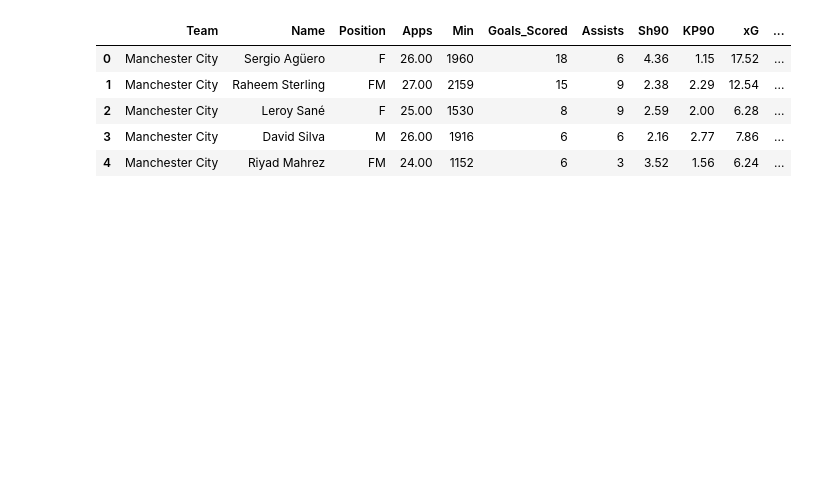
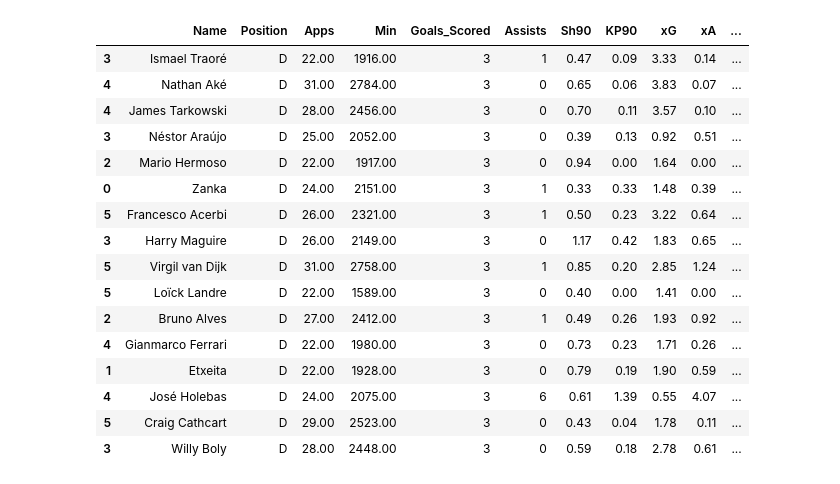
Before and after one commit to SashaSvet/Football-Stats, a Jupyter notebook: UnderStat Data manipulation.ipynb, the cells around one changed output. Cells and saved outputs as stored; diff of their text form; code cells hidden in the pictures; blank space fills up the shorter version.

```diff
--- a/UnderStat Data manipulation.ipynb
+++ b/UnderStat Data manipulation.ipynb
@@ -27,11 +53,0 @@ def getCleandata(df):
-# %%
-df_clean = getCleandata(players)
-
-df_clean.head()
-# %% [output]
-|  | Team | Name | Position | Apps | Min | Goals_Scored | Assists | Sh90 | KP90 | xG | ... |
-| 0 | Manchester City | Sergio Agüero | F | 26.00 | 1960 | 18 | 6 | 4.36 | 1.15 | 17.52 | ... |
-| 1 | Manchester City | Raheem Sterling | FM | 27.00 | 2159 | 15 | 9 | 2.38 | 2.29 | 12.54 | ... |
-| 2 | Manchester City | Leroy Sané | F | 25.00 | 1530 | 8 | 9 | 2.59 | 2.00 | 6.28 | ... |
-| 3 | Manchester City | David Silva | M | 26.00 | 1916 | 6 | 6 | 2.16 | 2.77 | 7.86 | ... |
-| 4 | Manchester City | Riyad Mahrez | FM | 24.00 | 1152 | 6 | 3 | 3.52 | 1.56 | 6.24 | ... |
@@ -37,0 +58,20 @@ df_clean.head()
+# %%
+df[df.Goals_Scored ==  3]
+# %% [output]
+|  | Name | Position | Apps | Min | Goals_Scored | Assists | Sh90 | KP90 | xG | xA | ... |
+| 3 | Ismael Traoré | D | 22.00 | 1916.00 | 3 | 1 | 0.47 | 0.09 | 3.33 | 0.14 | ... |
+| 4 | Nathan Aké | D | 31.00 | 2784.00 | 3 | 0 | 0.65 | 0.06 | 3.83 | 0.07 | ... |
+| 4 | James Tarkowski | D | 28.00 | 2456.00 | 3 | 0 | 0.70 | 0.11 | 3.57 | 0.10 | ... |
+| 3 | Néstor Araújo | D | 25.00 | 2052.00 | 3 | 0 | 0.39 | 0.13 | 0.92 | 0.51 | ... |
+| 2 | Mario Hermoso | D | 22.00 | 1917.00 | 3 | 0 | 0.94 | 0.00 | 1.64 | 0.00 | ... |
+| 0 | Zanka | D | 24.00 | 2151.00 | 3 | 1 | 0.33 | 0.33 | 1.48 | 0.39 | ... |
+| 5 | Francesco Acerbi | D | 26.00 | 2321.00 | 3 | 1 | 0.50 | 0.23 | 3.22 | 0.64 | ... |
+| 3 | Harry Maguire | D | 26.00 | 2149.00 | 3 | 0 | 1.17 | 0.42 | 1.83 | 0.65 | ... |
+| 5 | Virgil van Dijk | D | 31.00 | 2758.00 | 3 | 1 | 0.85 | 0.20 | 2.85 | 1.24 | ... |
+| 5 | Loïck Landre | D | 22.00 | 1589.00 | 3 | 0 | 0.40 | 0.00 | 1.41 | 0.00 | ... |
+| 2 | Bruno Alves | D | 27.00 | 2412.00 | 3 | 1 | 0.49 | 0.26 | 1.93 | 0.92 | ... |
+| 4 | Gianmarco Ferrari | D | 22.00 | 1980.00 | 3 | 0 | 0.73 | 0.23 | 1.71 | 0.26 | ... |
+| 1 | Etxeita | D | 22.00 | 1928.00 | 3 | 0 | 0.79 | 0.19 | 1.90 | 0.59 | ... |
+| 4 | José Holebas | D | 24.00 | 2075.00 | 3 | 6 | 0.61 | 1.39 | 0.55 | 4.07 | ... |
+| 5 | Craig Cathcart | D | 29.00 | 2523.00 | 3 | 0 | 0.43 | 0.04 | 1.78 | 0.11 | ... |
+| 3 | Willy Boly | D | 28.00 | 2448.00 | 3 | 0 | 0.59 | 0.18 | 2.78 | 0.61 | ... |
```
Also changed, not shown: parts of 12 cells of this notebook.
